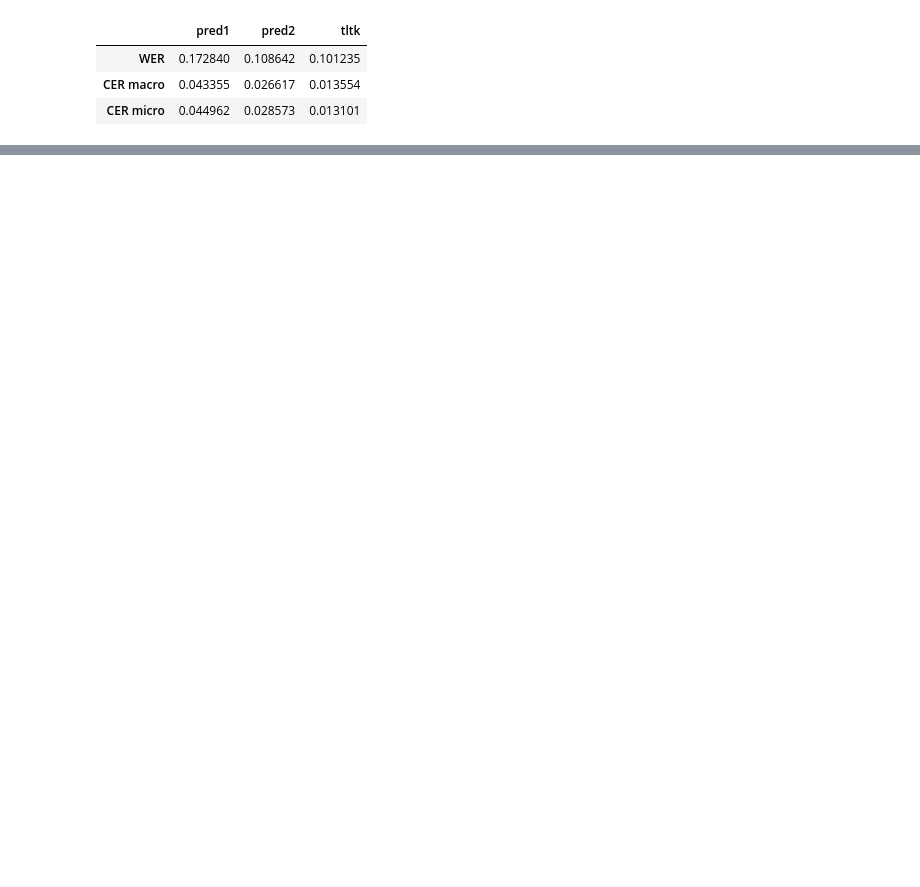
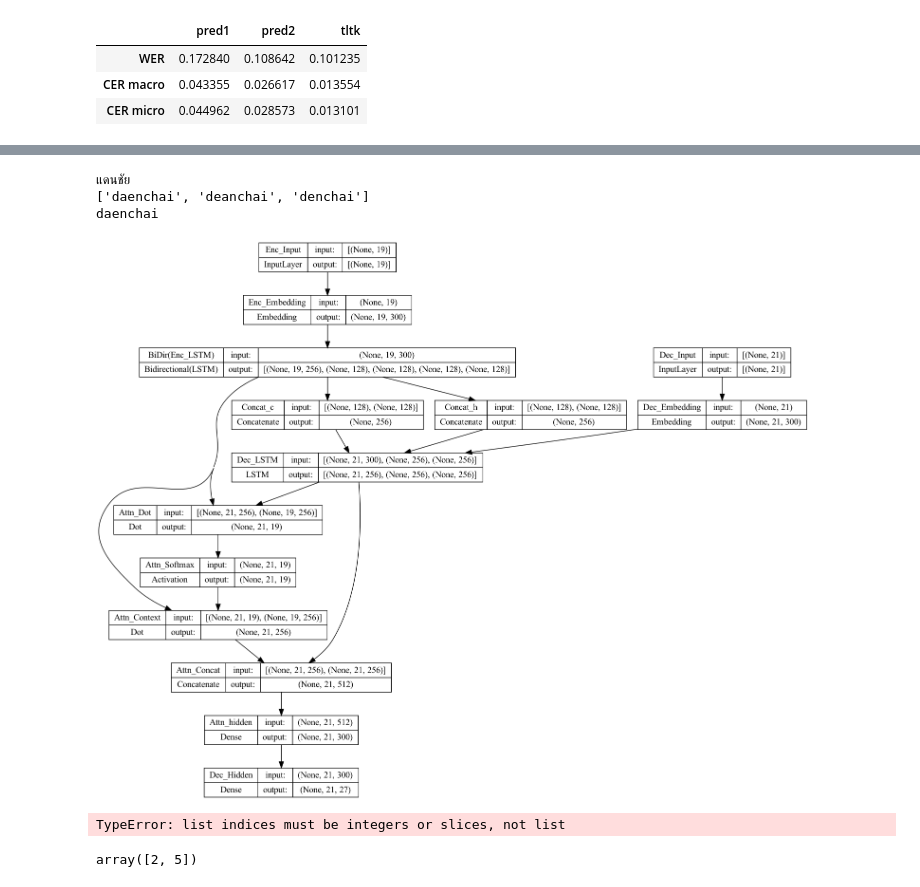
Before and after one commit to nozomiyamada/thai_romanization, a Jupyter notebook: train attention.ipynb, the cells around one changed output, grey strips where cells are left out. Saved outputs shown, nothing was run; the diff lists cells and outputs as text; code cells hidden in the pictures; blank space fills up the shorter version.

```diff
--- a/train attention.ipynb
+++ b/train attention.ipynb
@@ -100,0 +95,25 @@ len(pred_tltk)
+# %%
+i = np.random.randint(0,810)
+
+print(test_x[i])
+print(seq2seq1.predict_one(test_x[i], is_beam=True, beam_return_all=True, join_by=''))
+print(test_y[i])
+# %% [output]
+แดนชัย
+['daenchai', 'deanchai', 'denchai']
+daenchai
+# %%
+seq2seq2.show_model()
+# %% [output]
+[figure, added]
+# %%
+a = [1,2,3,4,5]
+
+a[[1,4]]
+# %% [output]
+TypeError: list indices must be integers or slices, not list
+# %%
+b = np.array([1,2,3,4,5])
+b[[1,4]]
+# %% [output]
+array([2, 5])
```
Also changed, not shown: parts of 7 cells of this notebook, 14 other files.
